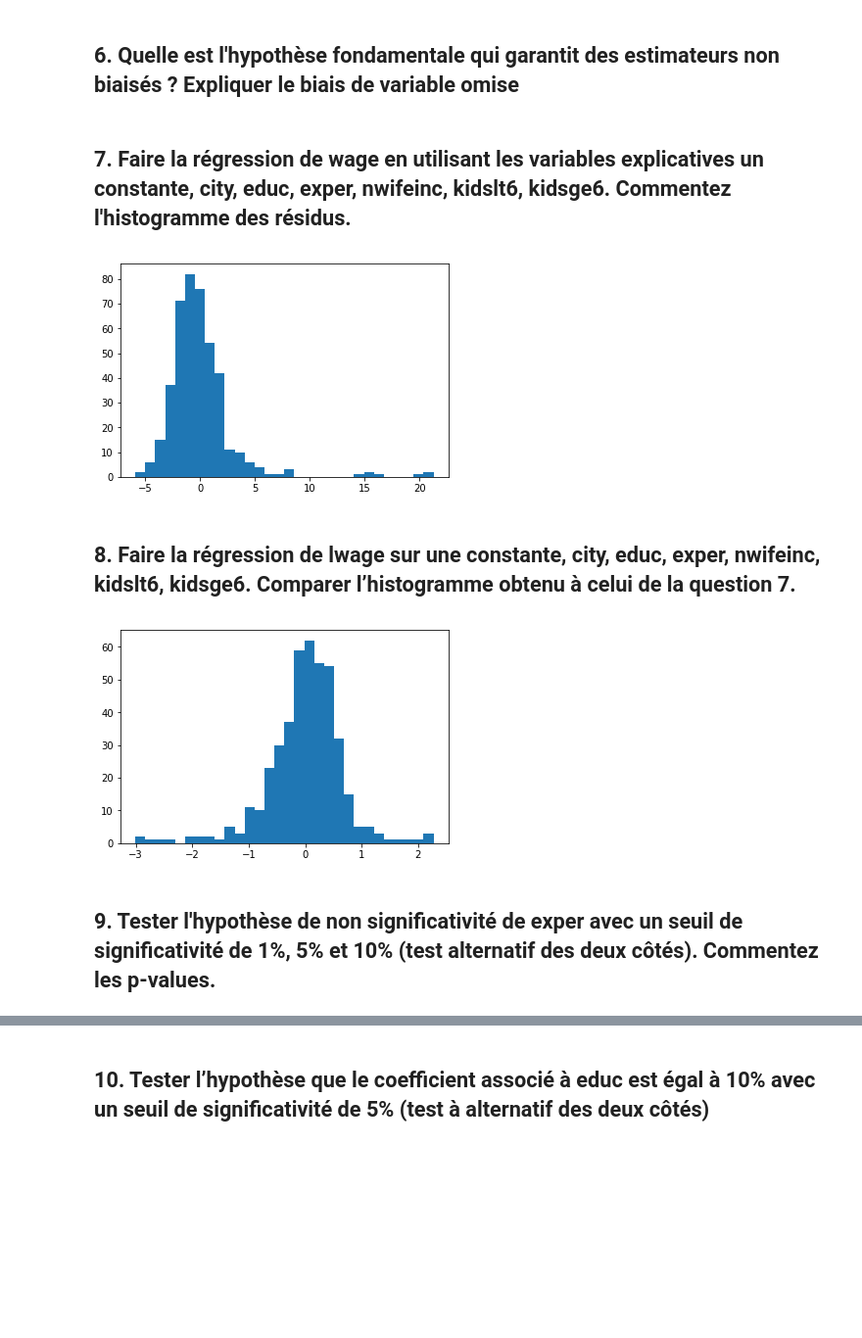
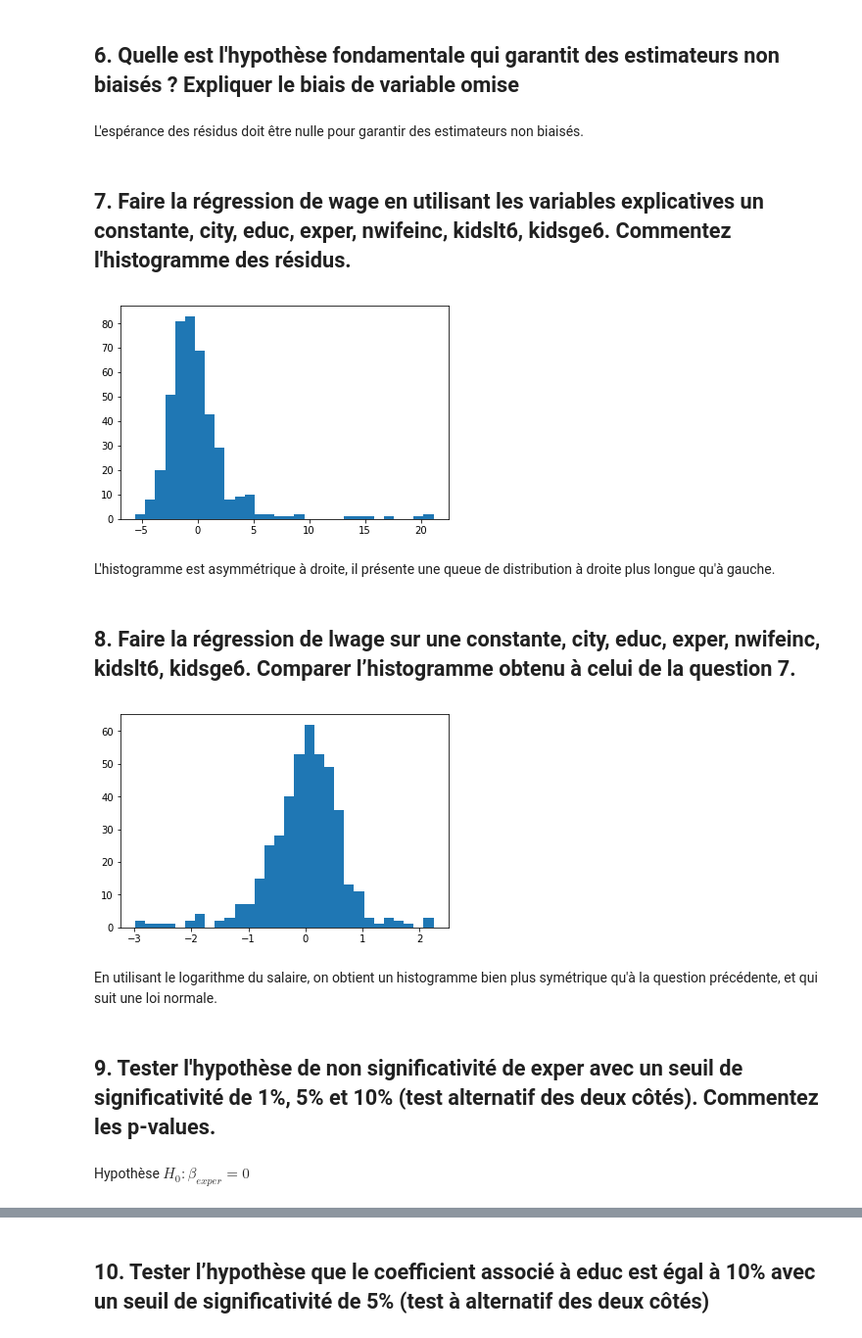
Before and after one commit to Thomas-Koch/projet-ses722, a Jupyter notebook: projet_gallot-roville-younes.ipynb, the cells around one changed output, grey strips where cells are left out. Shown: that part at 98% size. Drawn from its saved outputs; the diff is of its cells as text; code cells hidden in the pictures; blank space fills up the shorter version.

```diff
--- a/projet_gallot-roville-younes.ipynb
+++ b/projet_gallot-roville-younes.ipynb
@@ -211,5 +211,7 @@ pass
 [figure]
 # %% [markdown]
 ## 6. Quelle est l'hypothèse fondamentale qui garantit des estimateurs non biaisés ? Expliquer le biais de variable omise
+# %% [markdown]
+L'espérance des résidus doit être nulle pour garantir des estimateurs non biaisés.
 # %% [markdown]
 ## 7. Faire la régression de wage en utilisant les variables explicatives un constante, city, educ, exper, nwifeinc, kidslt6, kidsge6. Commentez l'histogramme des résidus.
@@ -221,7 +218,15 @@ residuals = df_pos.wage - lr_wage.predict(df_pos[cols])
-# %%
-plt.hist(residuals, bins=30)
-pass
-# %% [output]
-[figure, removed]
+# %%
+cols = ['city', 'educ', 'exper', 'nwifeinc', 'kidslt6', 'kidsge6']
+X = df_pos[cols]
+inv_gram = np.linalg.inv(X.T.dot(X))
+# %%
+beta = inv_gram.dot(X.T).dot(df_pos.wage)
+u = df_pos.wage - beta.dot(X.T)
+plt.hist(u, bins=30)
+pass
+# %% [output]
+[figure, added]
+# %% [markdown]
+L'histogramme est asymmétrique à droite, il présente une queue de distribution à droite plus longue qu'à gauche.
 # %% [markdown]
 ## 8. Faire la régression de lwage sur une constante, city, educ, exper, nwifeinc, kidslt6, kidsge6. Comparer l’histogramme obtenu à celui de la question 7.
@@ -232,7 +233,13 @@ residuals = df_pos.lwage - lr_lwage.predict(df_pos[cols])
-# %%
-plt.hist(residuals, bins=30)
-pass
-# %% [output]
-[figure, removed]
+# %%
+beta = inv_gram.dot(X.T).dot(df_pos.lwage)
+u = df_pos.lwage - beta.dot(X.T)
+plt.hist(u, bins=30)
+pass
+# %% [output]
+[figure, added]
+# %% [markdown]
+En utilisant le logarithme du salaire, on obtient un histogramme bien plus symétrique qu'à la question précédente, et qui suit une loi normale.
 # %% [markdown]
 ## 9. Tester l'hypothèse de non significativité de exper avec un seuil de significativité de 1%, 5% et 10% (test alternatif des deux côtés). Commentez les p-values.
+# %% [markdown]
+Hypothèse $H_{0} : \beta_{exper} = 0$
```
Also changed, not shown: parts of 7 cells of this notebook, 1 other file.
